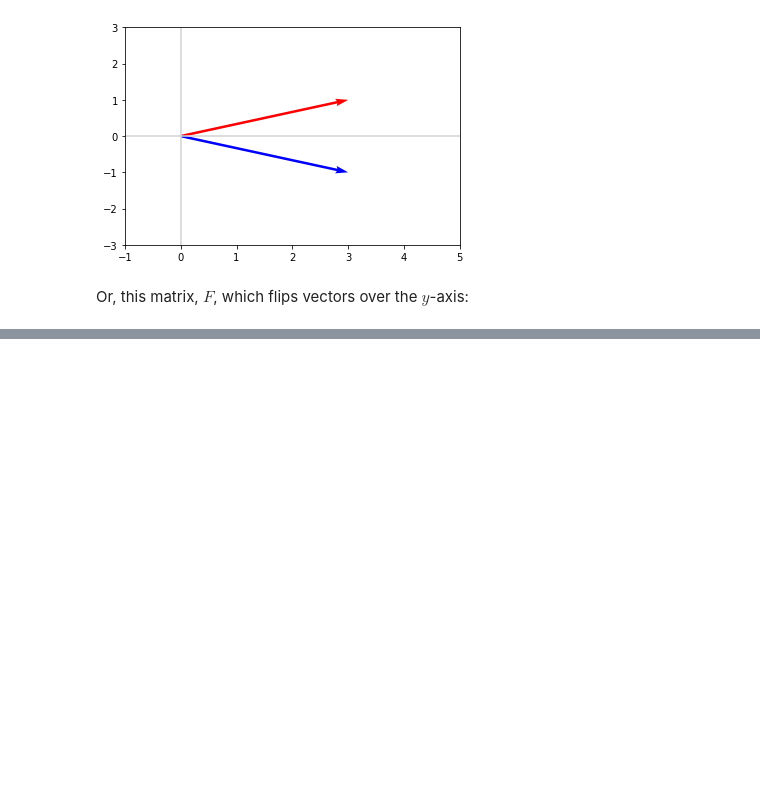
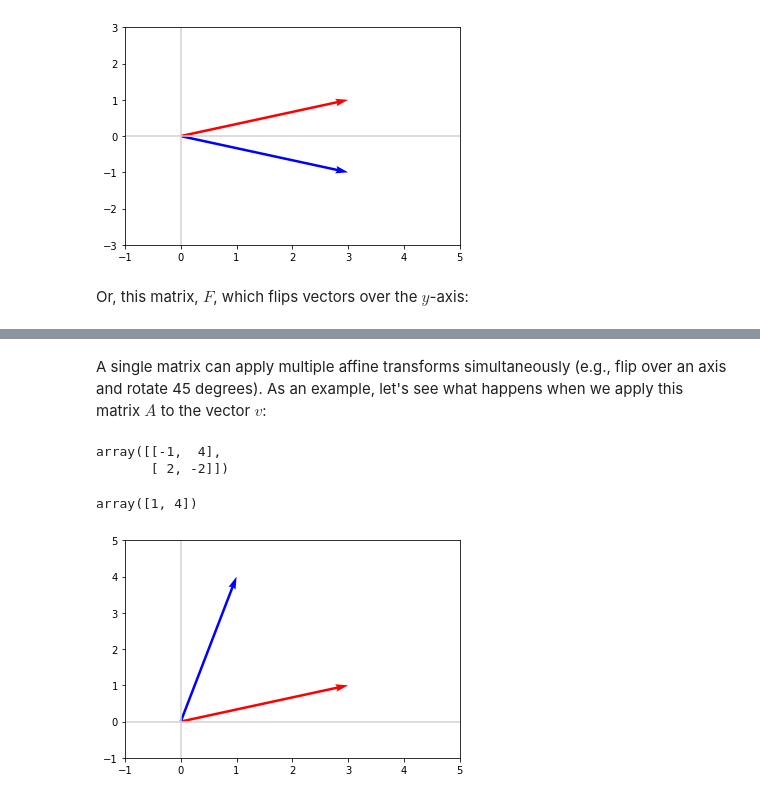
Before and after one commit to irawan09/Machine_Learning, a Jupyter notebook: Mathematical Foundations of ML/2 - Linear Algebra II.ipynb, the cells around one changed output, grey strips where cells are left out. Saved outputs shown, nothing was run; the diff lists cells and outputs as text; code cells hidden in the pictures; blank space fills up the shorter version.

```diff
--- a/Mathematical Foundations of ML/2 - Linear Algebra II.ipynb
+++ b/Mathematical Foundations of ML/2 - Linear Algebra II.ipynb
@@ -265,0 +290,19 @@ F = np.array([[]])
+# %% [markdown]
+A single matrix can apply multiple affine transforms simultaneously (e.g., flip over an axis and rotate 45 degrees). As an example, let's see what happens when we apply this matrix $A$ to the vector $v$:
+# %%
+A = np.array([[-1, 4], [2, -2]])
+A
+# %% [output]
+array([[-1,  4],
+       [ 2, -2]])
+# %%
+Av = np.dot(A, v)
+Av
+# %% [output]
+array([1, 4])
+# %%
+plot_vectors([v, Av], ['red', 'blue'])
+plt.xlim(-1, 5)
+_ = plt.ylim(-1, 5)
+# %% [output]
+[figure, added]
```
Also changed, not shown: parts of 32 cells of this notebook.
